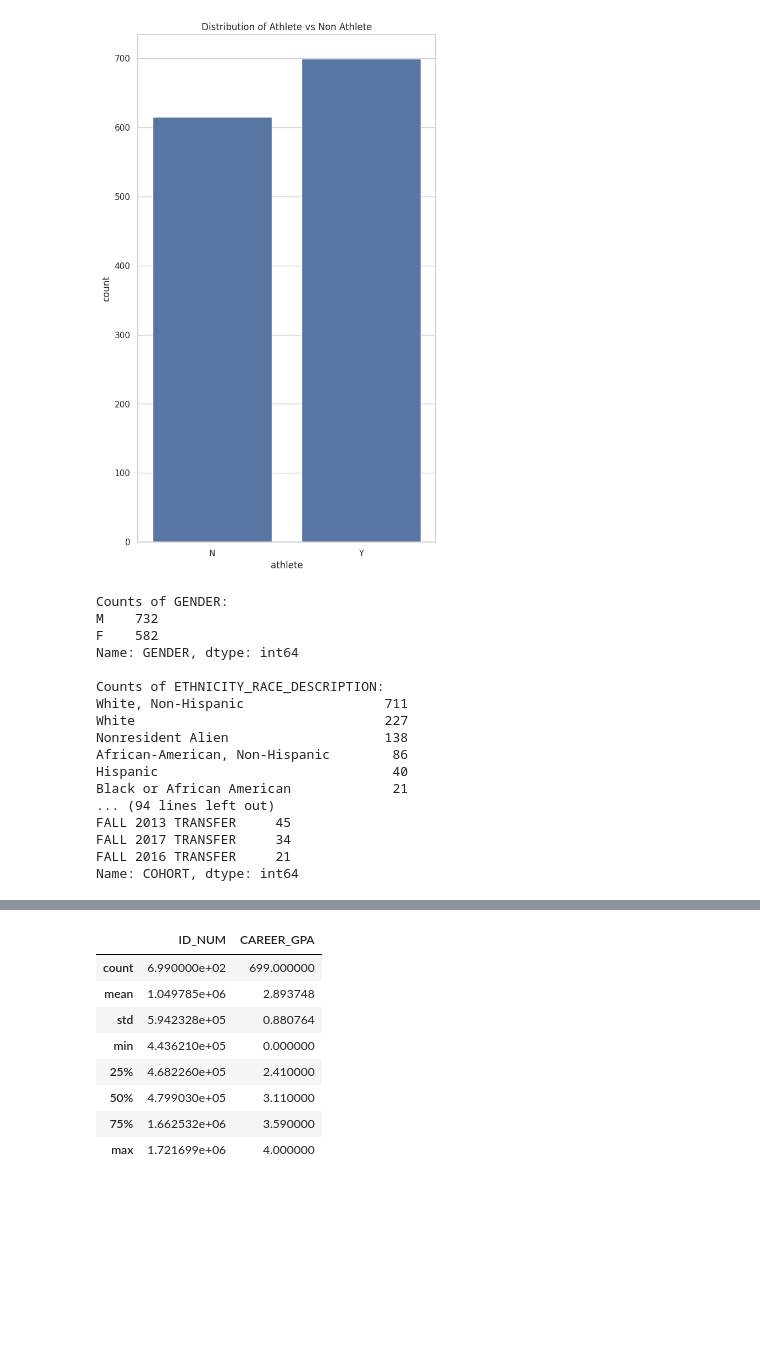
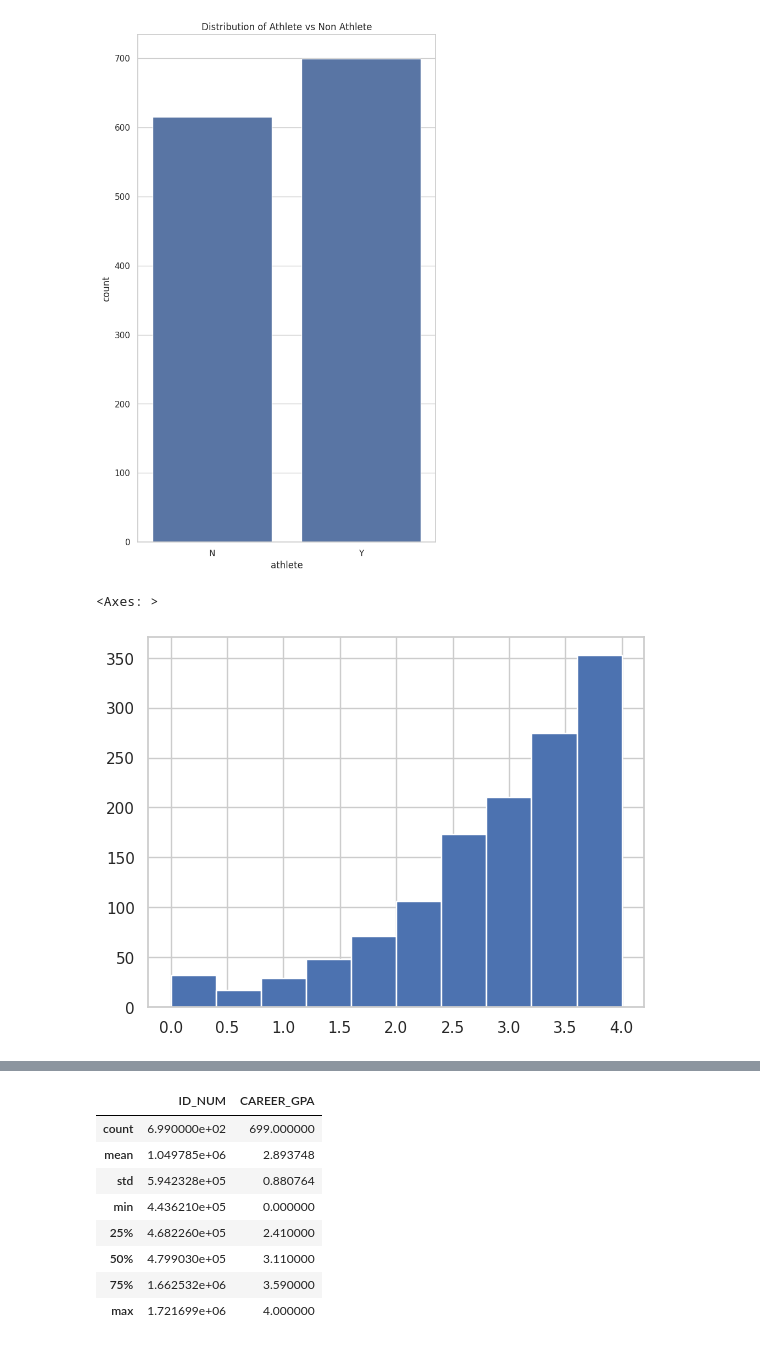
Before and after one commit to ayandahuate/Data-Science-Internship, a Jupyter notebook: EDA_Athletics.ipynb, the cells around one changed output, grey strips where cells are left out. Cells and saved outputs as stored; diff of their text form; code cells hidden in the pictures; blank space fills up the shorter version.

```diff
--- a/EDA_Athletics.ipynb
+++ b/EDA_Athletics.ipynb
@@ -295,67 +365,8 @@ plt.title('Distribution of Athlete vs Non Athlete')
 plt.show()
 # %% [output]
 [figure]
-# %%
-# counts for 'GENDER'
-gender_counts = df['GENDER'].value_counts()
-print("Counts of GENDER:")
-print(gender_counts)
-
-# counts for 'ETHNICITY_RACE_DESCRIPTION'
-ethnicity_counts = df['ETHINCITY_RACE_DESCRIPTION'].value_counts()
-print("\nCounts of ETHNICITY_RACE_DESCRIPTION:")
-print(ethnicity_counts)
-
-#ID_NUM	GENDER	ETHINCITY_RACE_DESCRIPTION	DOB	MAJOR_MINOR_DESC	DEPARTMENT	CAREER_GPA	COHORT	CANDIDACY_TYPE	DTE_DEGR_CONFERRED	EXIT_REASON	EXIT_DATE	athlete	athleteSport
-
-# counts for ' CANDIDACY_TYPE '
-
-candidacy_counts = df ['CANDIDACY_TYPE'].value_counts()
-print("\nCounts of CANDIDACY TYPE:")
-print(candidacy_counts)
-
-# counts for 'ETHNICITY_RACE_DESCRIPTION'
-ethnicity_counts = df['ETHINCITY_RACE_DESCRIPTION'].value_counts()
-print("\nCounts of ETHNICITY_RACE_DESCRIPTION:")
-print(ethnicity_counts)
-
-
-# counts for athletes and non athletes
-athlete_counts = df['athlete'].value_counts()
-print("\n Counts of athletes and non athletes ")
-print(athlete_counts)
-
-# counts for 'athleteSport'
-sport_counts = df['athleteSport'].value_counts()
-print("\nCounts of Sports:")
-print(sport_counts)
-
-
-# counts for 'DEPARTMENT'
-department_counts = df['DEPARTMENT'].value_counts()
-print("\nCounts of DEPARTMENT:")
-print(department_counts)
-
-
-#counts for 'COHORT'
-cohort_counts = df['COHORT'].value_counts()
-print("\nCounts of COHORT:")
-print(cohort_counts)
-# %% [output]
-Counts of GENDER:
-M    732
-F    582
-Name: GENDER, dtype: int64
-
-Counts of ETHNICITY_RACE_DESCRIPTION:
-White, Non-Hispanic                  711
-White                                227
-Nonresident Alien                    138
-African-American, Non-Hispanic        86
-Hispanic                              40
-Black or African American             21
-... (94 lines left out)
-FALL 2013 TRANSFER     45
-FALL 2017 TRANSFER     34
-FALL 2016 TRANSFER     21
-Name: COHORT, dtype: int64
+# %%
+df.CAREER_GPA.hist()
+# %% [output]
+<Axes: >
+[figure, added]
```
Also changed, not shown: parts of 59 cells of this notebook.
